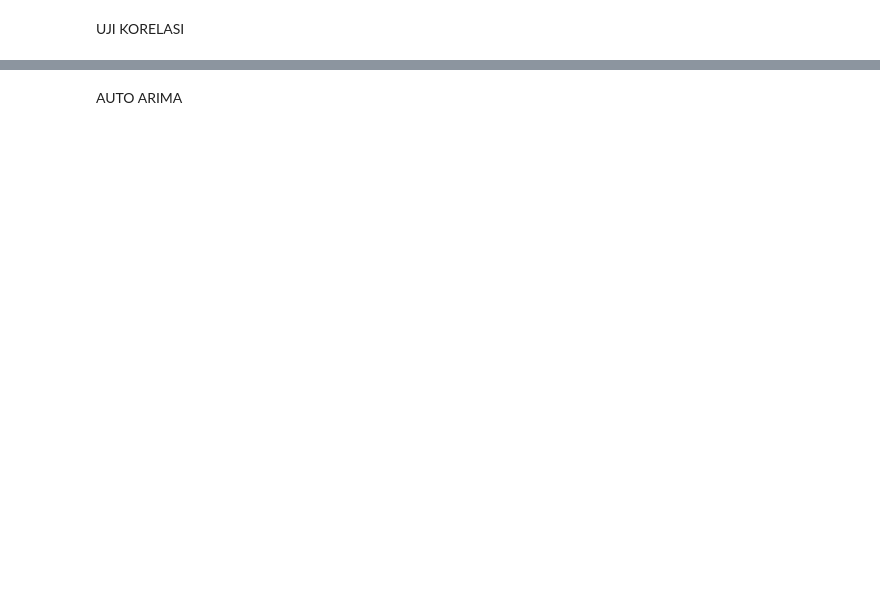
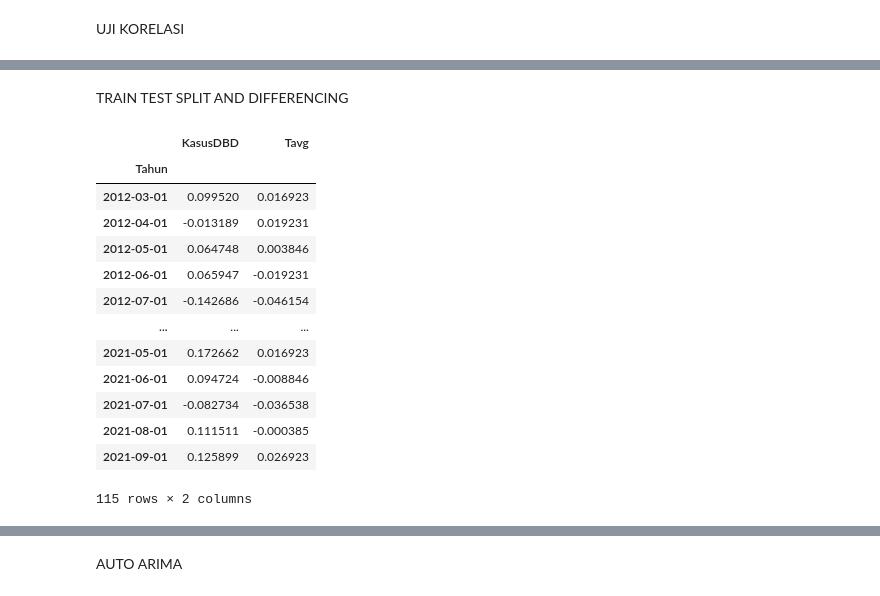
Before and after one commit to isnidwi26/TA, a Jupyter notebook: ARIMAxVARMA_suhu.ipynb, the cells around one changed output, grey strips where cells are left out. Saved outputs shown, nothing was run; the diff lists cells and outputs as text; code cells hidden in the pictures; blank space fills up the shorter version.

```diff
--- a/ARIMAxVARMA_suhu.ipynb
+++ b/ARIMAxVARMA_suhu.ipynb
@@ -140,0 +179,23 @@ data.corr()
+# %% [markdown]
+TRAIN TEST SPLIT AND DIFFERENCING
+# %%
+n = 3
+train,test = data[0:-n], data[-n:]
+train_diff=train.diff(periods=2)
+train_diff.dropna(inplace=True)
+train_diff
+# %% [output]
+|  | KasusDBD | Tavg |
+| Tahun |  |  |
+| 2012-03-01 | 0.099520 | 0.016923 |
+| 2012-04-01 | -0.013189 | 0.019231 |
+| 2012-05-01 | 0.064748 | 0.003846 |
+| 2012-06-01 | 0.065947 | -0.019231 |
+| 2012-07-01 | -0.142686 | -0.046154 |
+| ... | ... | ... |
+| 2021-05-01 | 0.172662 | 0.016923 |
+| 2021-06-01 | 0.094724 | -0.008846 |
+| 2021-07-01 | -0.082734 | -0.036538 |
+| 2021-08-01 | 0.111511 | -0.000385 |
+| 2021-09-01 | 0.125899 | 0.026923 |
+115 rows × 2 columns
```
Also changed, not shown: parts of 33 cells of this notebook, 1 other file.
